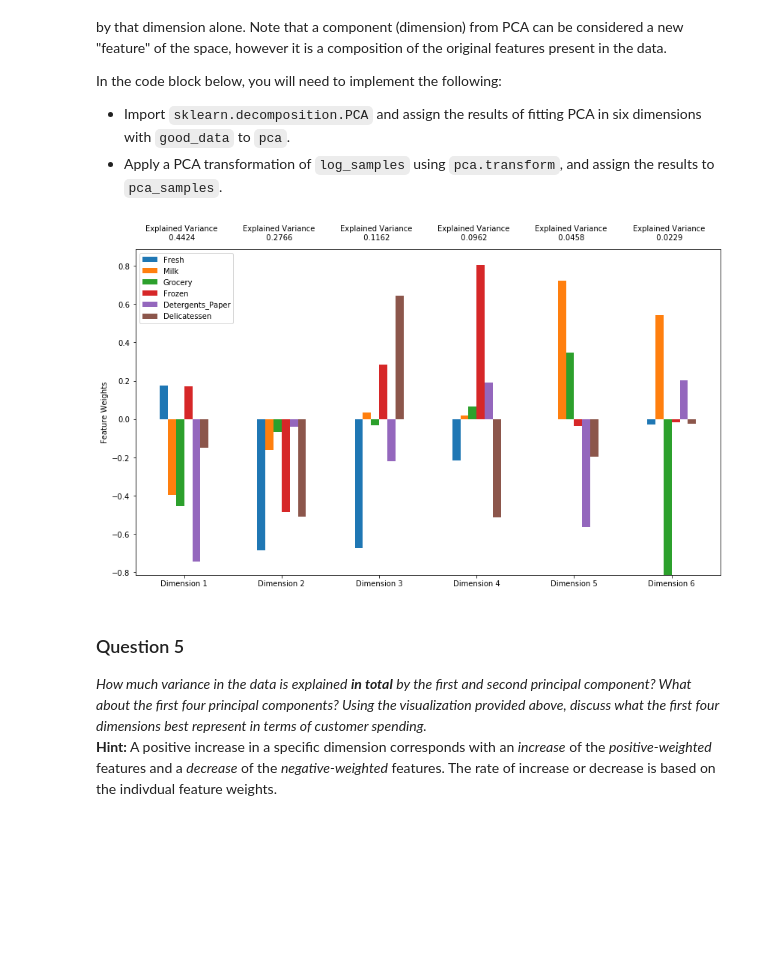
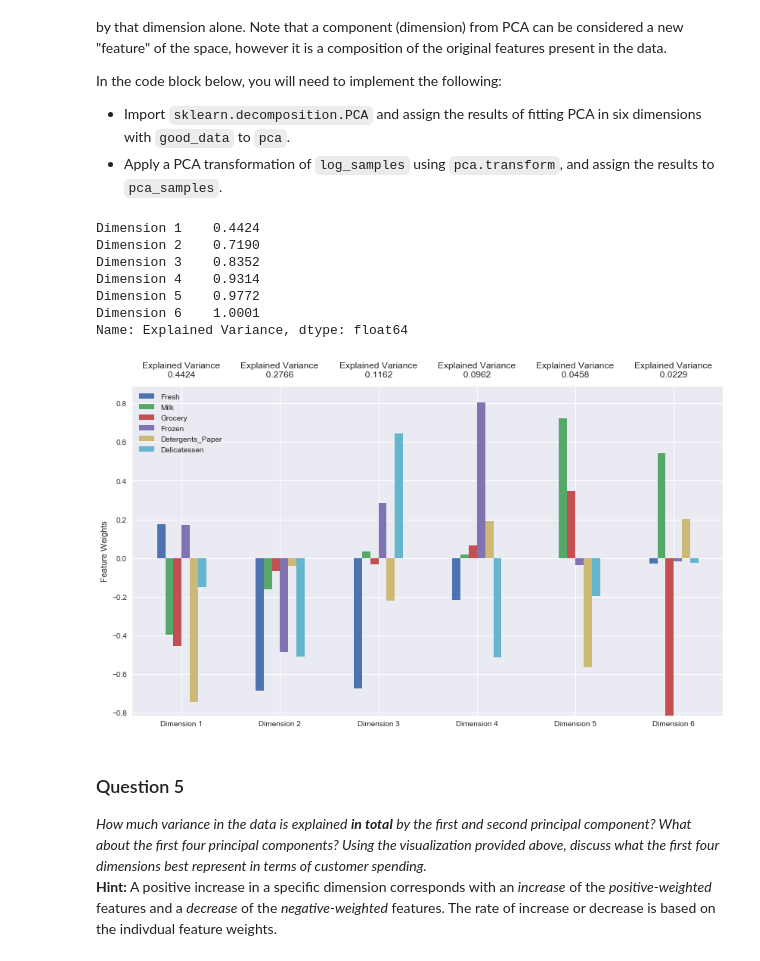
Before and after one commit to rob-burrus/machine-learning, a Jupyter notebook: projects/customer_segments/customer_segments.ipynb, the cells around one changed output. Cells and saved outputs as stored; diff of their text form; code cells hidden in the pictures; blank space fills up the shorter version.

```diff
--- a/projects/customer_segments/customer_segments.ipynb
+++ b/projects/customer_segments/customer_segments.ipynb
@@ -78,12 +78,19 @@ plt.show()
 To get a better understanding of the customers and how their data will transform through the analysis, it would be best to select a few sample data points and explore them in more detail. In the code block below, add **three** indices of your choice to the `indices` list which will represent the customers to track. It is suggested to try different sets of samples until you obtain customers that vary significantly from one another.
 # %%
 # Randomly select 3 indices
-indices = np.random.randint(len(data), size=3)
+#indices = np.random.randint(len(data), size=3)
+indices = [175, 143, 255]
 
 # Create a DataFrame of the chosen samples
 samples = pd.DataFrame(data.loc[indices], columns = data.keys()).reset_index(drop = True)
 print "Chosen samples of wholesale customers dataset:"
 display(samples)
+
+import seaborn as sns
+plt.figure(figsize=(12,5))
+sns.heatmap(data.rank(pct=True).iloc[indices],annot=True)
+plt.title('Percentile Heatmap')
+plt.show()
 # %% [output]
 Chosen samples of wholesale customers dataset:
 |  | Fresh | Milk | Grocery | Frozen | Detergents_Paper | Delicatessen |
@@ -361,16 +401,25 @@ In the code block below, you will need to implement the following:
 # %%
 from sklearn.decomposition import PCA
 
 # TODO: Apply PCA by fitting the good data with the same number of dimensions as features
-pca = PCA(n_components=6).fit(good_data)
+pca = PCA(n_components=6).fit(log_data)
 
 # TODO: Transform log_samples using the PCA fit above
 pca_samples = pca.transform(log_samples)
 
 # Generate PCA results plot
-pca_results = vs.pca_results(good_data, pca)
+pca_results = vs.pca_results(log_data, pca)
+
+print np.cumsum(pca_results['Explained Variance'])
 # %% [output]
+Dimension 1    0.4424
+Dimension 2    0.7190
+Dimension 3    0.8352
+Dimension 4    0.9314
+Dimension 5    0.9772
+Dimension 6    1.0001
+Name: Explained Variance, dtype: float64
-[figure, old version]
+[figure, new version]
 # %% [markdown]
 ### Question 5
 *How much variance in the data is explained* ***in total*** *by the first and second principal component? What about the first four principal components? Using the visualization provided above, discuss what the first four dimensions best represent in terms of customer spending.*
```
Also changed, not shown: parts of 16 cells of this notebook, 1 other file.
